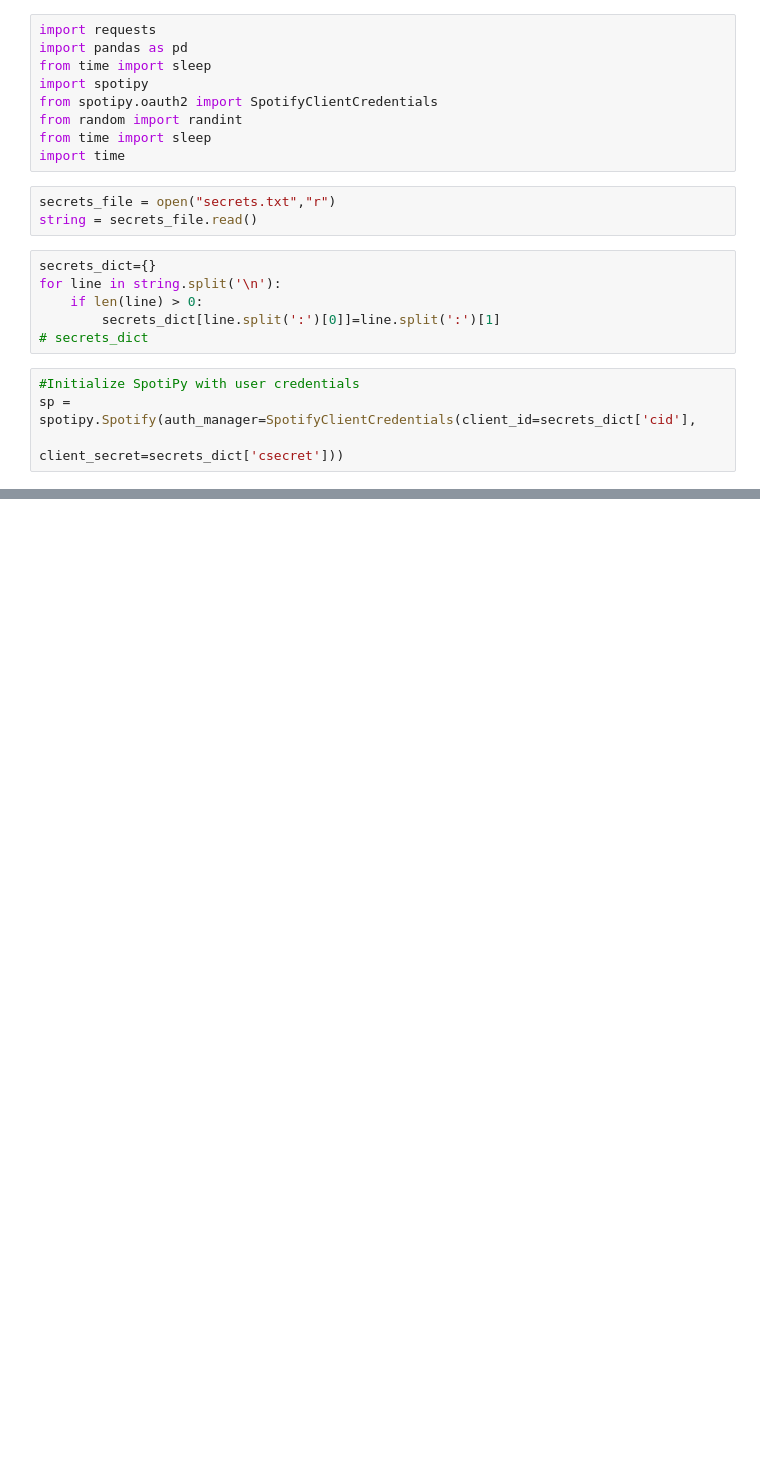
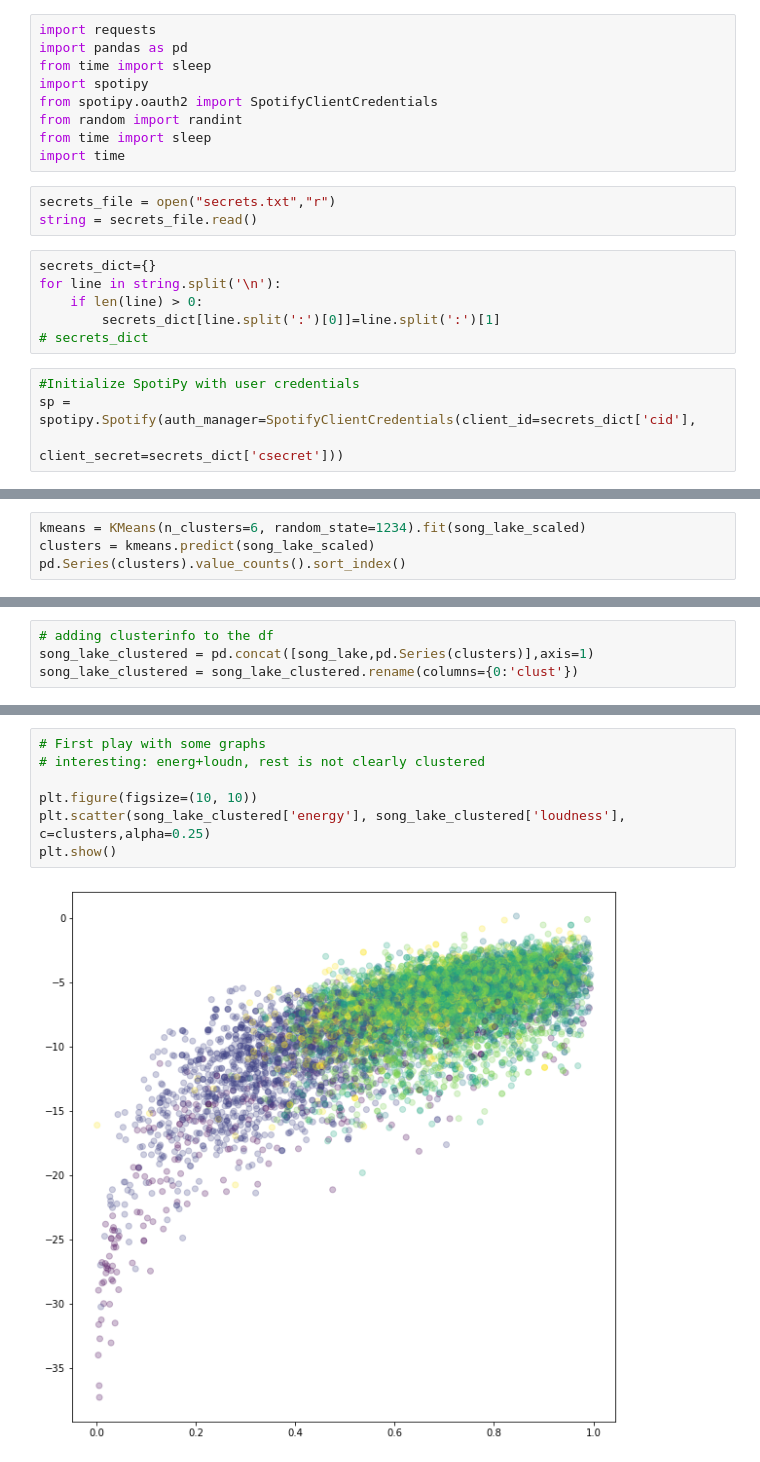
Before and after one commit to renejansen-in/lab-unsupervised-learning-intro, a Jupyter notebook: Lab_unsupervised_learning.ipynb, the cells around one changed output, grey strips where cells are left out. Drawn from its saved outputs; the diff is of its cells as text; blank space fills up the shorter version.

```diff
--- a/Lab_unsupervised_learning.ipynb
+++ b/Lab_unsupervised_learning.ipynb
@@ -261,0 +437,4 @@ len(song_lake)
+# %%
+kmeans = KMeans(n_clusters=6, random_state=1234).fit(song_lake_scaled)
+clusters = kmeans.predict(song_lake_scaled)
+pd.Series(clusters).value_counts().sort_index()
@@ -261,0 +454,4 @@ len(song_lake)
+# %%
+# adding clusterinfo to the df
+song_lake_clustered = pd.concat([song_lake,pd.Series(clusters)],axis=1)
+song_lake_clustered = song_lake_clustered.rename(columns={0:'clust'})
@@ -261,0 +486,9 @@ len(song_lake)
+# %%
+# First play with some graphs
+# interesting: energ+loudn, rest is not clearly clustered
+
+plt.figure(figsize=(10, 10))
+plt.scatter(song_lake_clustered['energy'], song_lake_clustered['loudness'], c=clusters,alpha=0.25)
+plt.show()
+# %% [output]
+[figure, added]
```
Also changed, not shown: parts of 33 cells of this notebook, 10 other files.
